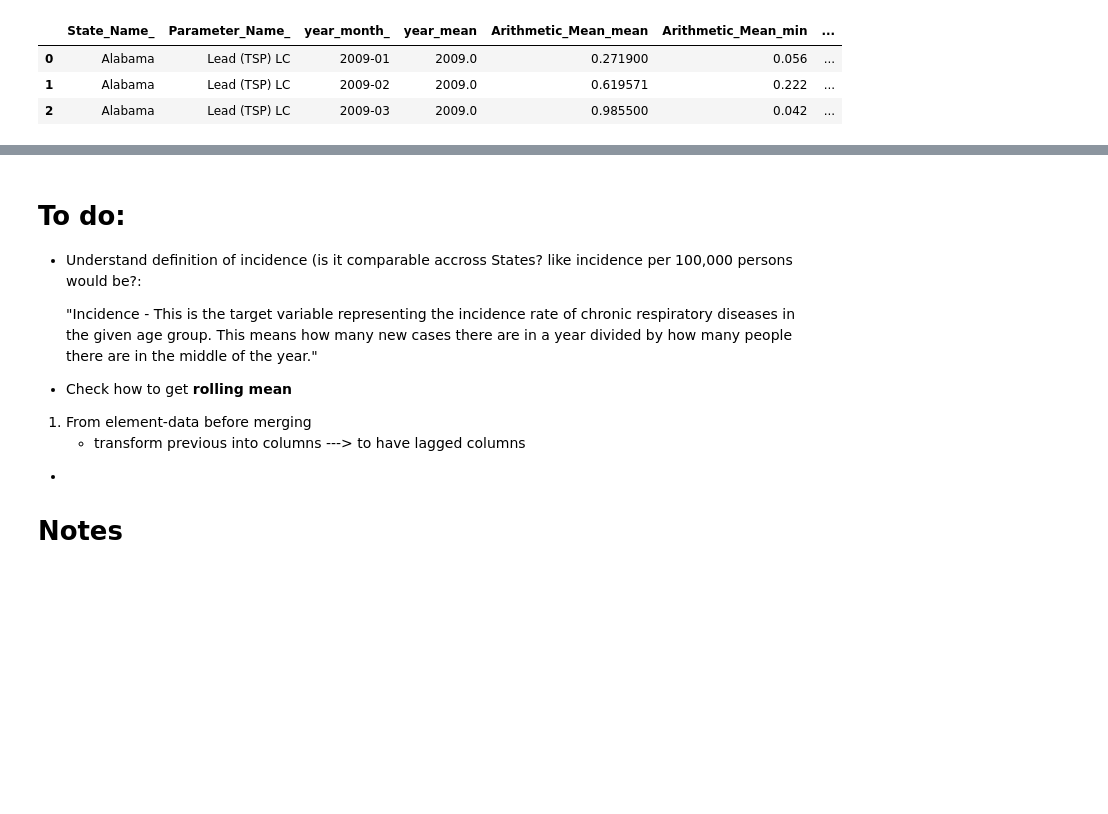
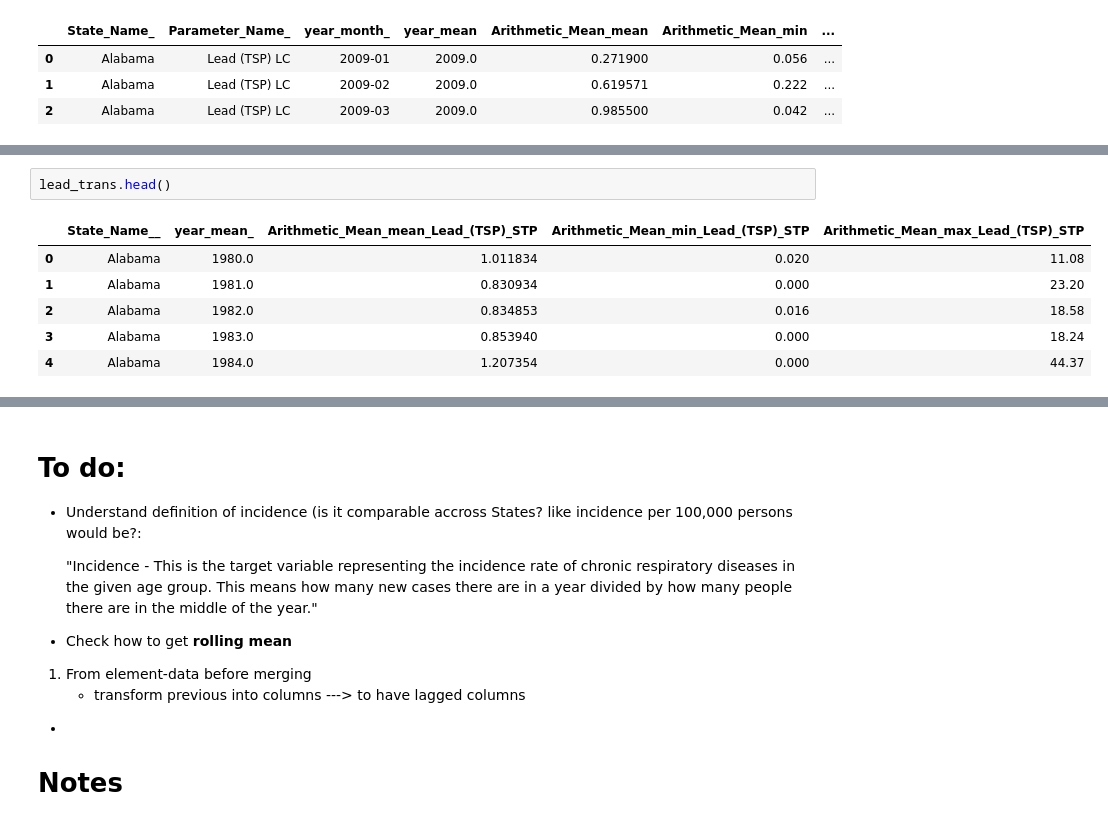
Before and after one commit to AlanAndrews/Air_toxicity, a Jupyter notebook: EDA/EDA.ipynb, the cells around one changed output, grey strips where cells are left out. Drawn from its saved outputs; the diff is of its cells as text; blank space fills up the shorter version.

```diff
--- a/EDA/EDA.ipynb
+++ b/EDA/EDA.ipynb
@@ -381,0 +452,9 @@ lead_trans.head(3)
+# %%
+lead_trans.head()
+# %% [output]
+|  | State_Name__ | year_mean_ | Arithmetic_Mean_mean_Lead_(TSP)_STP | Arithmetic_Mean_min_Lead_(TSP)_STP | Arithmetic_Mean_max_Lead_(TSP)_STP |
+| 0 | Alabama | 1980.0 | 1.011834 | 0.020 | 11.08 |
+| 1 | Alabama | 1981.0 | 0.830934 | 0.000 | 23.20 |
+| 2 | Alabama | 1982.0 | 0.834853 | 0.016 | 18.58 |
+| 3 | Alabama | 1983.0 | 0.853940 | 0.000 | 18.24 |
+| 4 | Alabama | 1984.0 | 1.207354 | 0.000 | 44.37 |
```
Also changed, not shown: parts of 80 cells of this notebook.
